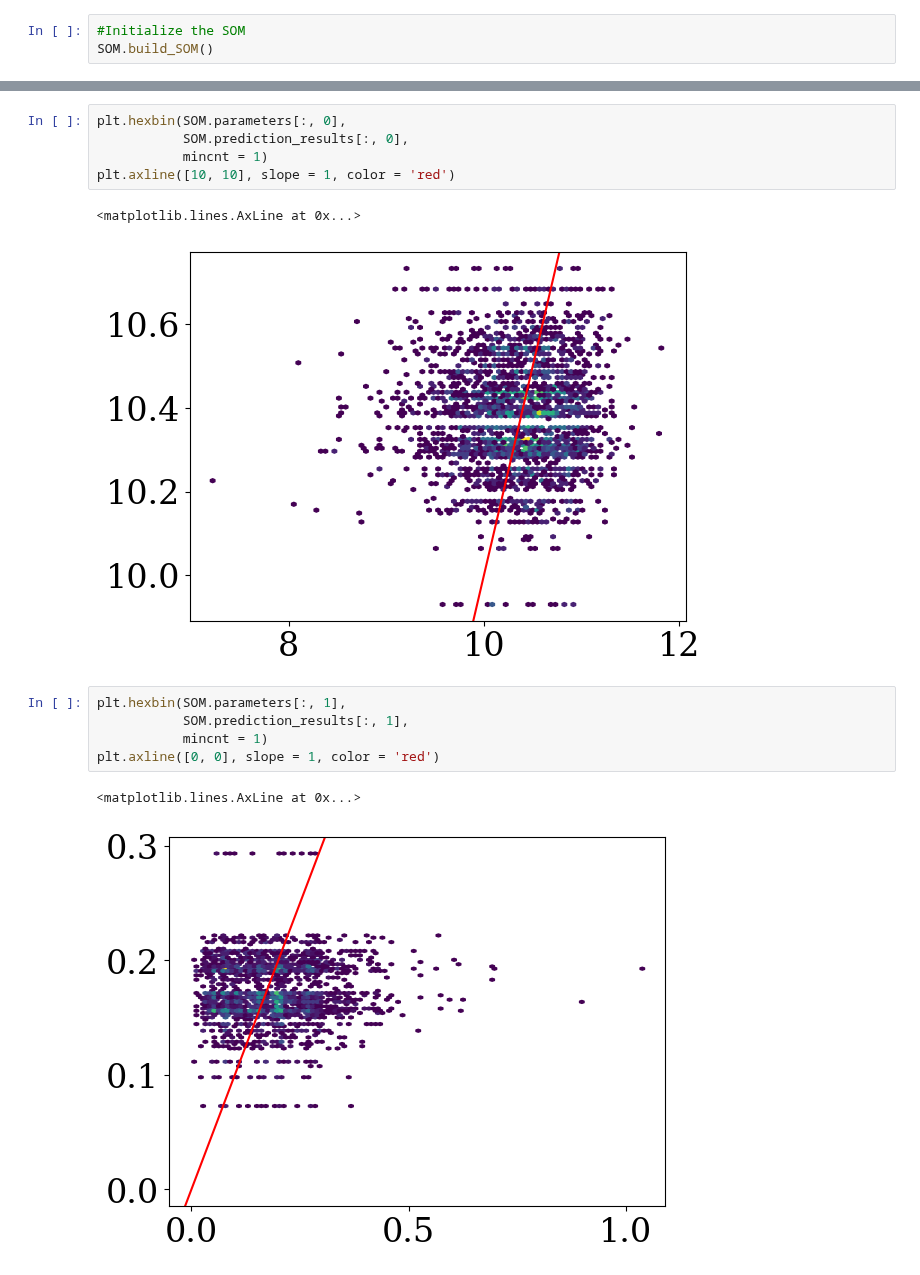
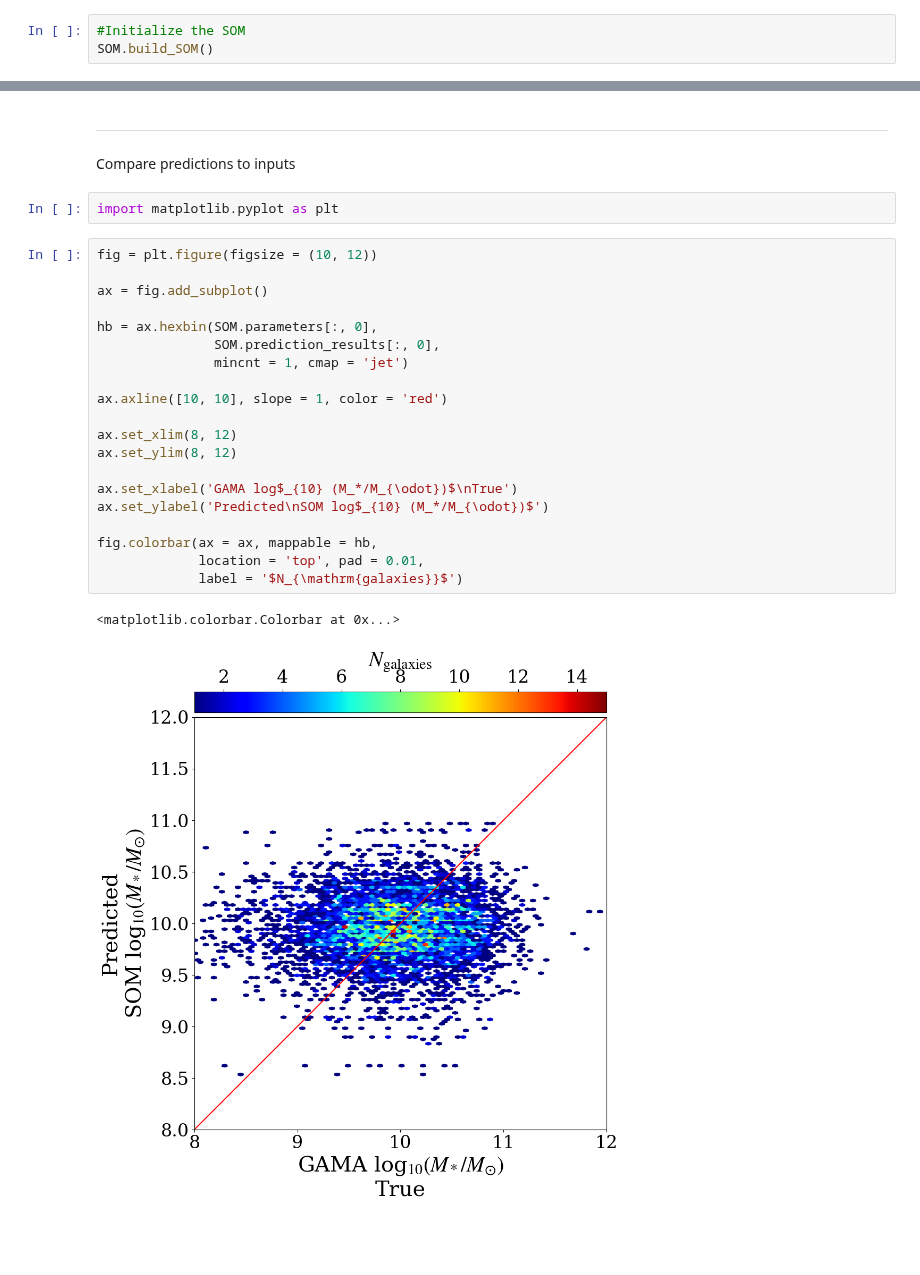
Before and after one commit to lsajkov/strw_mpdg, a Jupyter notebook: mpdg_run_som.ipynb, the cells around one changed output, grey strips where cells are left out. Drawn from its saved outputs; the diff is of its cells as text; blank space fills up the shorter version.

```diff
--- a/mpdg_run_som.ipynb
+++ b/mpdg_run_som.ipynb
@@ -141,16 +137,29 @@ SOM.predict(SOM.data)
-# %%
-plt.hexbin(SOM.parameters[:, 0],
-           SOM.prediction_results[:, 0],
-           mincnt = 1)
-plt.axline([10, 10], slope = 1, color = 'red')
-# %% [output]
-<matplotlib.lines.AxLine at 0x...>
-[figure, removed]
-# %%
-plt.hexbin(SOM.parameters[:, 1],
-           SOM.prediction_results[:, 1],
-           mincnt = 1)
-plt.axline([0, 0], slope = 1, color = 'red')
-# %% [output]
-<matplotlib.lines.AxLine at 0x...>
-[figure, removed]
+# %% [markdown]
+___
+# %% [markdown]
+Compare predictions to inputs
+# %%
+import matplotlib.pyplot as plt
+# %%
+fig = plt.figure(figsize = (10, 12))
+
+ax = fig.add_subplot()
+
+hb = ax.hexbin(SOM.parameters[:, 0],
+               SOM.prediction_results[:, 0],
+               mincnt = 1, cmap = 'jet')
+
+ax.axline([10, 10], slope = 1, color = 'red')
+
+ax.set_xlim(8, 12)
+ax.set_ylim(8, 12)
+
+ax.set_xlabel('GAMA log$_{10} (M_*/M_{\odot})$\nTrue')
+ax.set_ylabel('Predicted\nSOM log$_{10} (M_*/M_{\odot})$')
+
+fig.colorbar(ax = ax, mappable = hb,
+             location = 'top', pad = 0.01,
+             label = '$N_{\mathrm{galaxies}}$')
+# %% [output]
+<matplotlib.colorbar.Colorbar at 0x...>
+[figure, added]
```
Also changed, not shown: parts of 11 cells of this notebook, 4 other files.
